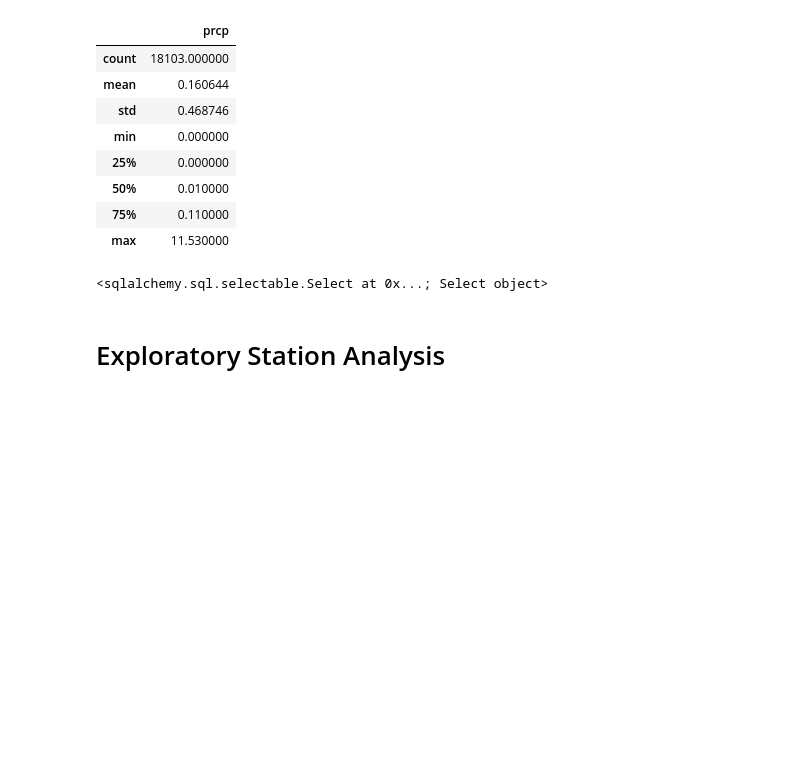
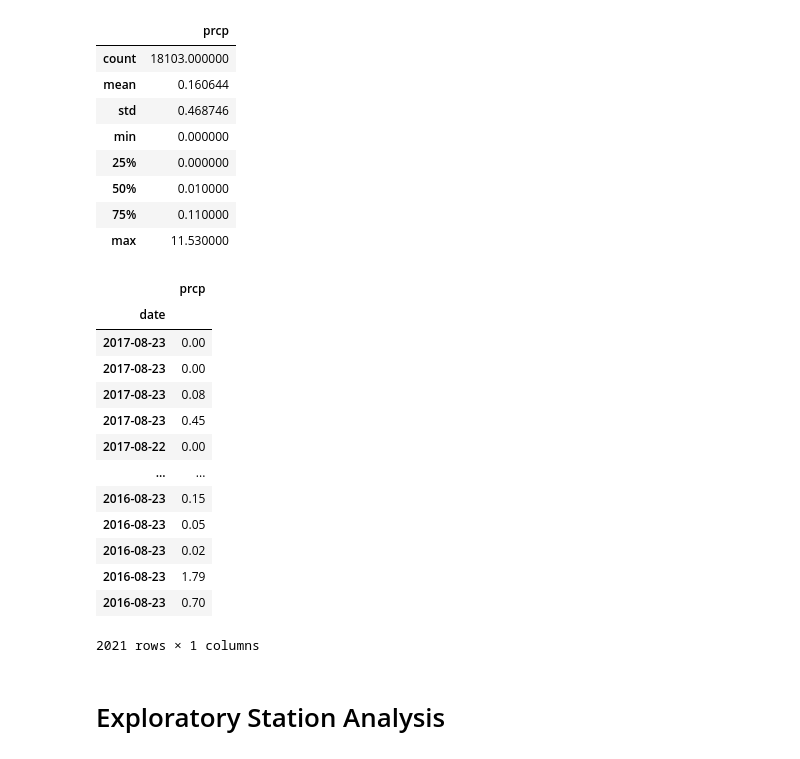
Before and after one commit to AgapeofIcarus/sqlalchemy-challenge, a Jupyter notebook: climate_starter.ipynb, the cells around one changed output. Drawn from its saved outputs; the diff is of its cells as text; code cells hidden in the pictures; blank space fills up the shorter version.

```diff
--- a/climate_starter.ipynb
+++ b/climate_starter.ipynb
@@ -130,10 +130,23 @@ precipitation.describe()
 | 50% | 0.010000 |
 | 75% | 0.110000 |
 | max | 11.530000 |
-# %%
-stmt
-# %% [output]
-<sqlalchemy.sql.selectable.Select at 0x...; Select object>
+# %%
+precipitation
+# %% [output]
+|  | prcp |
+| date |  |
+| 2017-08-23 | 0.00 |
+| 2017-08-23 | 0.00 |
+| 2017-08-23 | 0.08 |
+| 2017-08-23 | 0.45 |
+| 2017-08-22 | 0.00 |
+| ... | ... |
+| 2016-08-23 | 0.15 |
+| 2016-08-23 | 0.05 |
+| 2016-08-23 | 0.02 |
+| 2016-08-23 | 1.79 |
+| 2016-08-23 | 0.70 |
+2021 rows × 1 columns
 # %% [markdown]
 # Exploratory Station Analysis
 # %%
```
Also changed, not shown: parts of 1 cell of this notebook, 1 other file.
